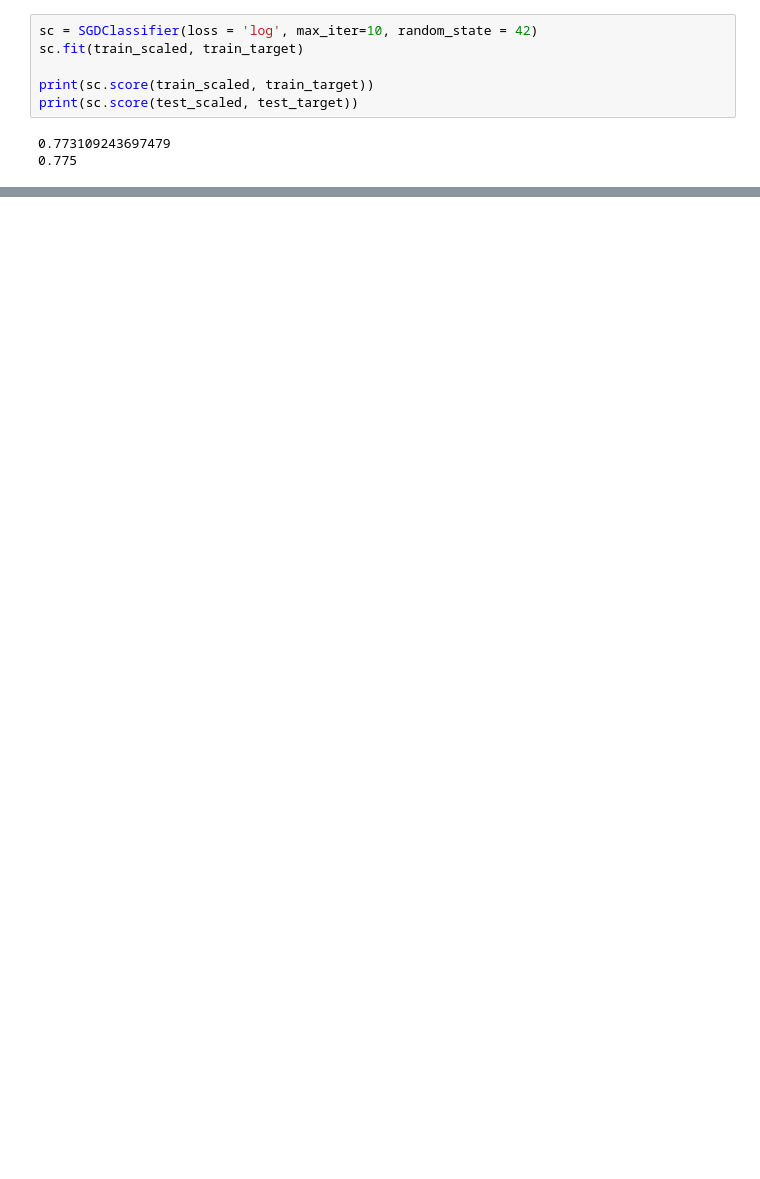
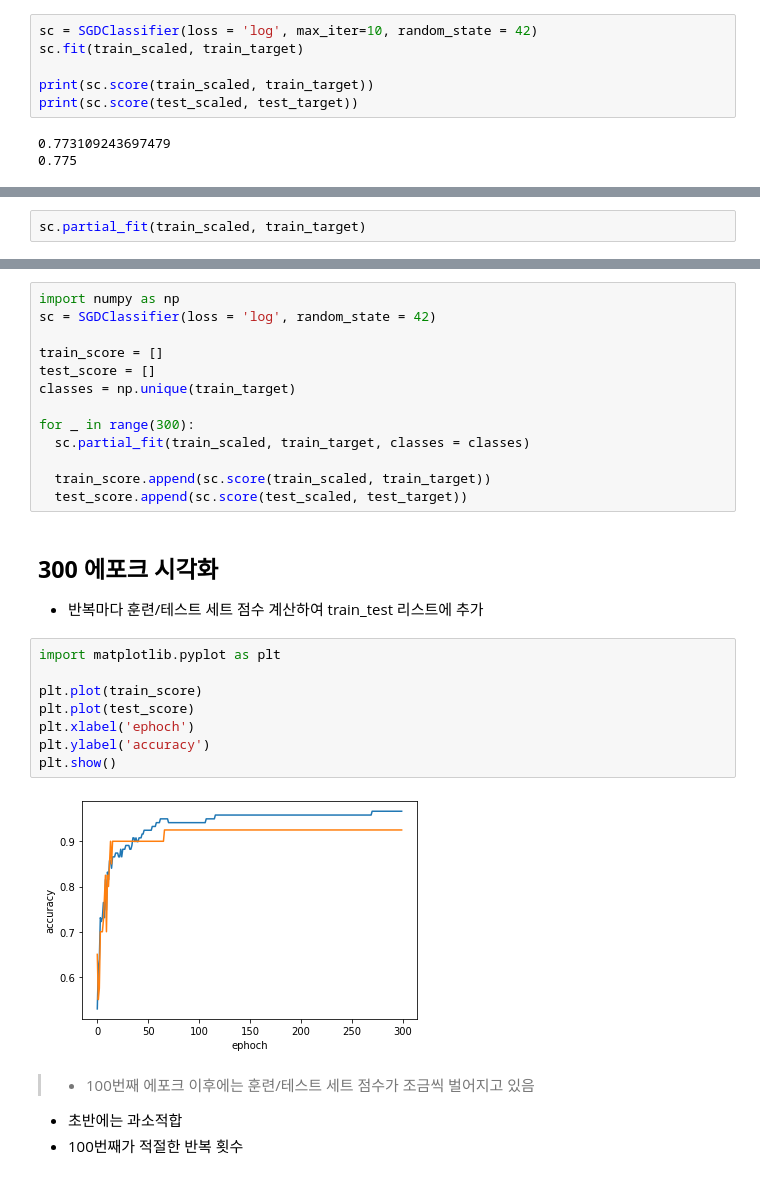
Before and after one commit to wodnjse/machine-learning, a Jupyter notebook: machine_learning_4_2.ipynb, the cells around one changed output, grey strips where cells are left out. Saved outputs shown, nothing was run; the diff lists cells and outputs as text; blank space fills up the shorter version.

```diff
--- a/machine_learning_4_2.ipynb
+++ b/machine_learning_4_2.ipynb
@@ -253,0 +260,2 @@ print(sc.score(test_scaled, test_target))
+# %%
+sc.partial_fit(train_scaled, train_target)
@@ -253,0 +296,30 @@ print(sc.score(test_scaled, test_target))
+# %%
+import numpy as np
+sc = SGDClassifier(loss = 'log', random_state = 42)
+
+train_score = []
+test_score = []
+classes = np.unique(train_target)
+
+for _ in range(300):
+  sc.partial_fit(train_scaled, train_target, classes = classes)
+
+  train_score.append(sc.score(train_scaled, train_target))
+  test_score.append(sc.score(test_scaled, test_target))
+# %% [markdown]
+## **300 에포크 시각화**
+- 반복마다 훈련/테스트 세트 점수 계산하여 train_test 리스트에 추가
+# %%
+import matplotlib.pyplot as plt
+
+plt.plot(train_score)
+plt.plot(test_score)
+plt.xlabel('ephoch')
+plt.ylabel('accuracy')
+plt.show()
+# %% [output]
+[figure, added]
+# %% [markdown]
+> - 100번째 에포크 이후에는 훈련/테스트 세트 점수가 조금씩 벌어지고 있음
+- 초반에는 과소적합
+- 100번째가 적절한 반복 횟수
```
Also changed, not shown: parts of 11 cells of this notebook.
